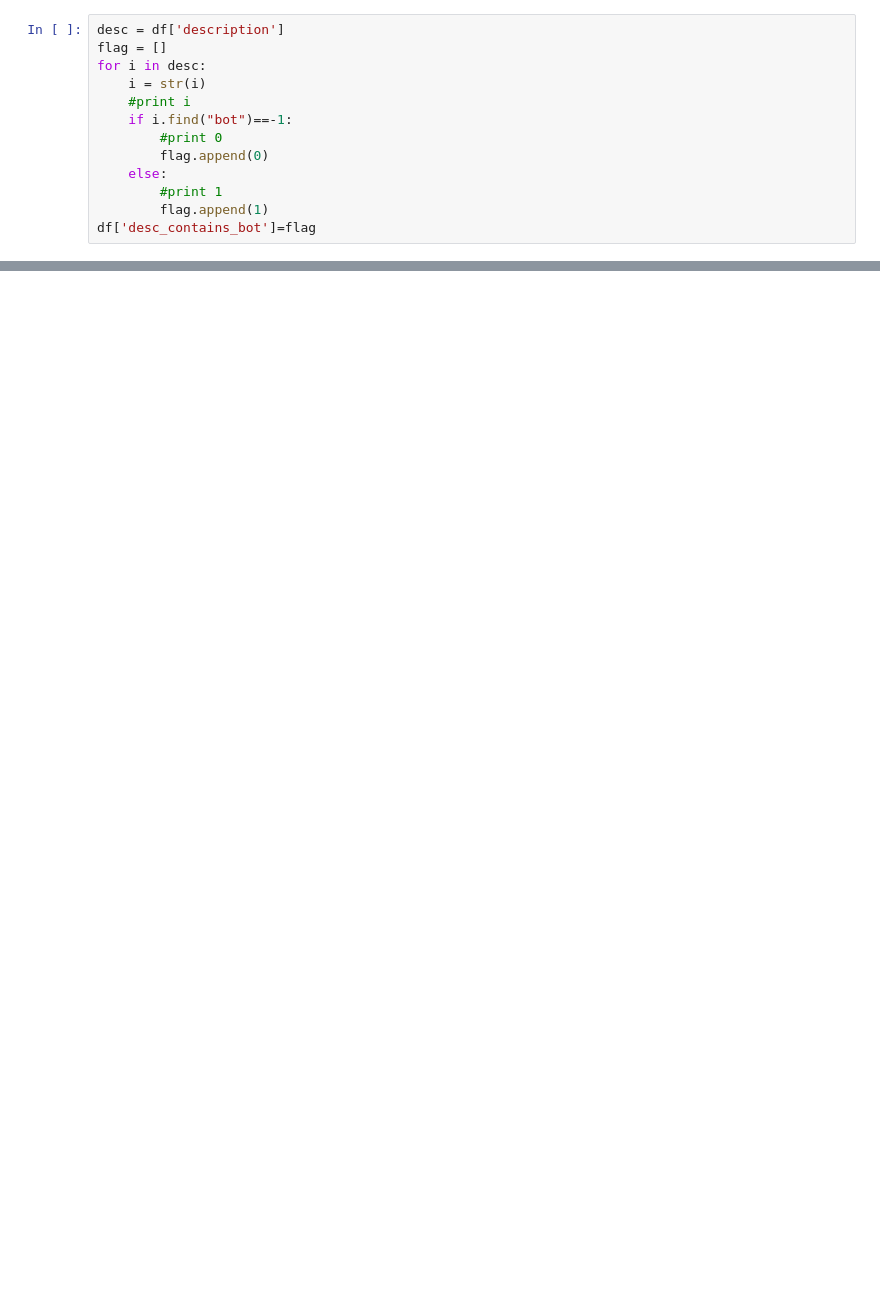
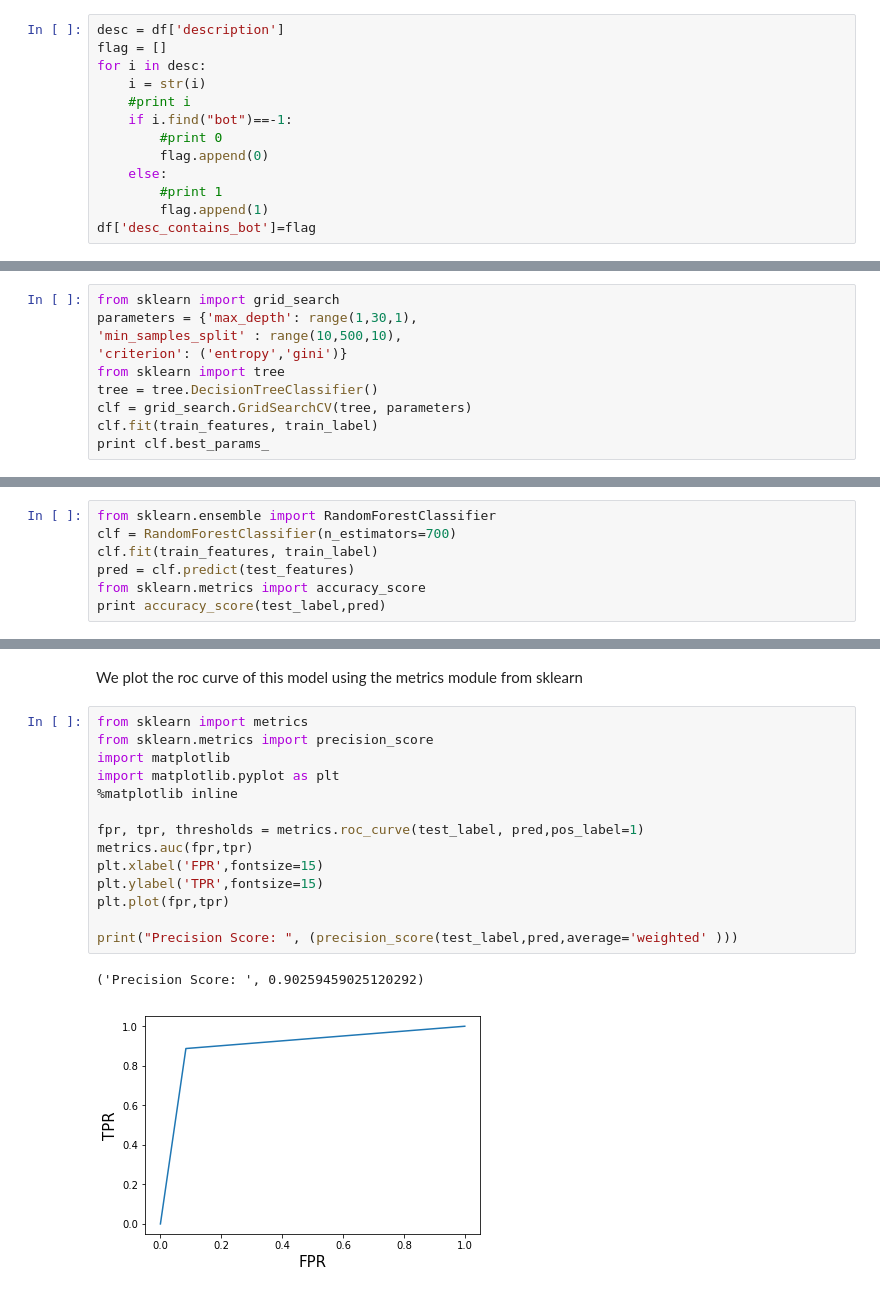
Before and after one commit to saifsahmed/ML-Project, a Jupyter notebook: algo1.ipynb, the cells around one changed output, grey strips where cells are left out. Drawn from its saved outputs; the diff is of its cells as text; blank space fills up the shorter version.

```diff
--- a/algo1.ipynb
+++ b/algo1.ipynb
@@ -202,0 +210,10 @@ kf = KFold(n_splits=5)
+# %%
+from sklearn import grid_search
+parameters = {'max_depth': range(1,30,1),
+'min_samples_split' : range(10,500,10),
+'criterion': ('entropy','gini')}
+from sklearn import tree
+tree = tree.DecisionTreeClassifier()
+clf = grid_search.GridSearchCV(tree, parameters)
+clf.fit(train_features, train_label)
+print clf.best_params_
@@ -202,0 +225,7 @@ kf = KFold(n_splits=5)
+# %%
+from sklearn.ensemble import RandomForestClassifier
+clf = RandomForestClassifier(n_estimators=700)
+clf.fit(train_features, train_label)
+pred = clf.predict(test_features)
+from sklearn.metrics import accuracy_score
+print accuracy_score(test_label,pred)
@@ -202,0 +247,19 @@ kf = KFold(n_splits=5)
+# %% [markdown]
+We plot the roc curve of this model using the metrics module from sklearn
+# %%
+from sklearn import metrics
+from sklearn.metrics import precision_score
+import matplotlib
+import matplotlib.pyplot as plt
+%matplotlib inline
+
+fpr, tpr, thresholds = metrics.roc_curve(test_label, pred,pos_label=1)
+metrics.auc(fpr,tpr)
+plt.xlabel('FPR',fontsize=15)
+plt.ylabel('TPR',fontsize=15)
+plt.plot(fpr,tpr)
+
+print("Precision Score: ", (precision_score(test_label,pred,average='weighted' )))
+# %% [output]
+('Precision Score: ', 0.90259459025120292)
+[figure, added]
```
Also changed, not shown: parts of 68 cells of this notebook.
